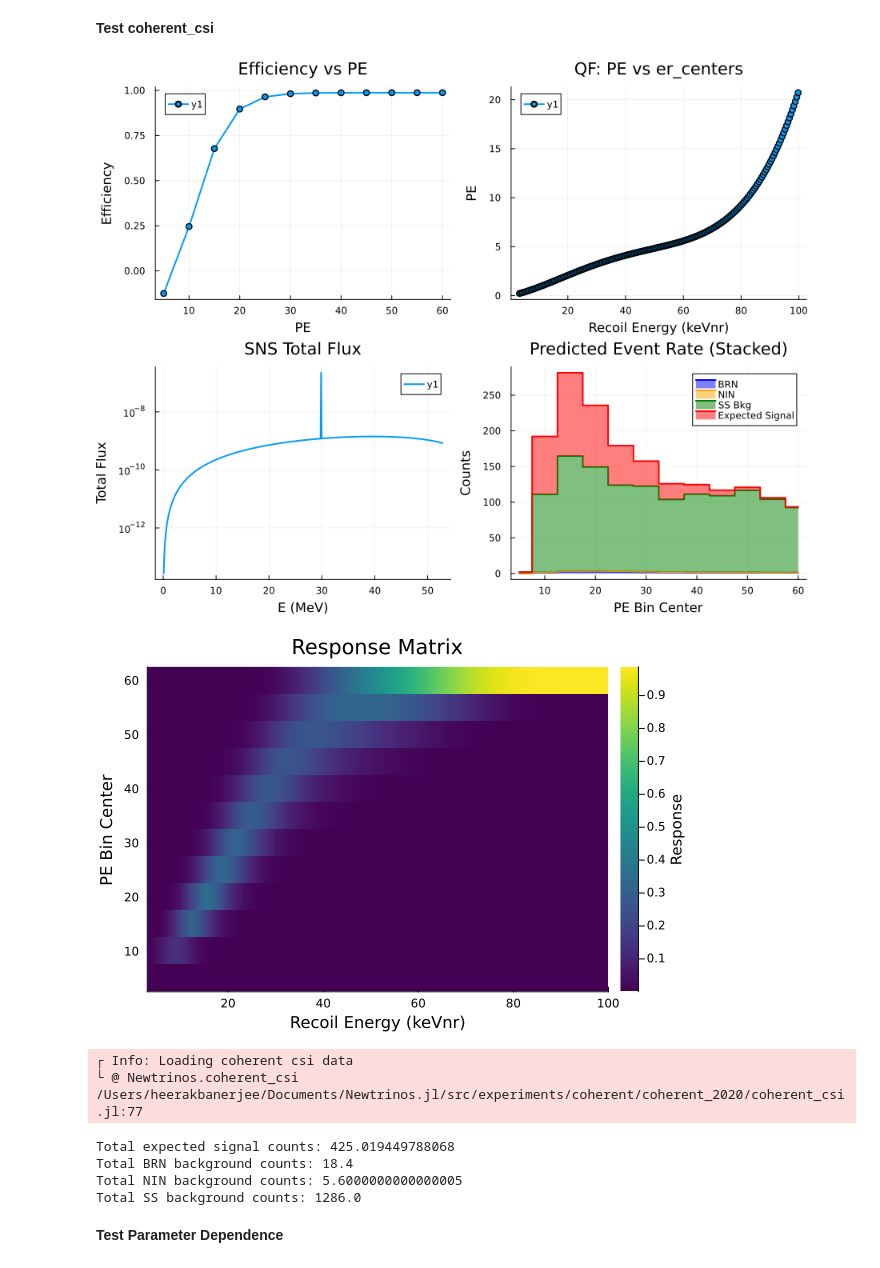
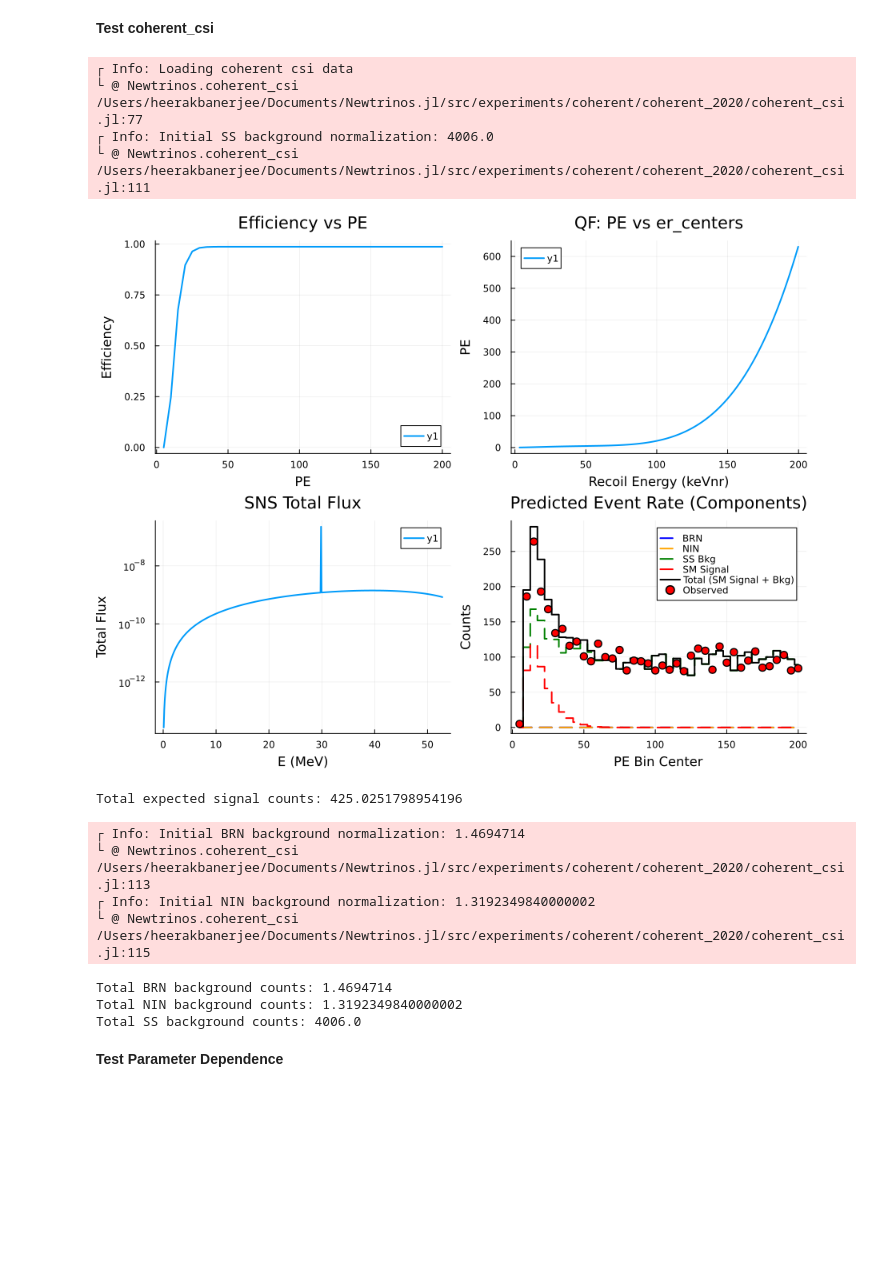
Before and after one commit to davschu/Newtrinos.jl, a Jupyter notebook: cevns_test.ipynb, the cells around one changed output. Saved outputs shown, nothing was run; the diff lists cells and outputs as text; code cells hidden in the pictures; blank space fills up the shorter version.

Commit message:
Bug corrected: Nominal Norm params now set dynamically at init. Expanded range of data loaded in energy

```diff
--- a/cevns_test.ipynb
+++ b/cevns_test.ipynb
@@ -86,64 +87,63 @@ er_centers = e.assets.er_centers
 pe_centers = e.assets.out_centers
 
 # Efficiency and QF (if available)
 eff_vals = Newtrinos.coherent_csi.eff(pe_centers, e.params)
 qf_vals = Newtrinos.coherent_csi.qf(er_centers, p)
 
 flux_result = e.physics.sns_flux.flux(exposure=e.assets.exposure, distance=e.assets.distance)
 E = flux_result.E
 flux_total = flux_result.total_flux
 
 expected_counts = Newtrinos.coherent_csi.get_expected(p, e.physics, e.assets)
 
 # Backgrounds
 bkg_brnPE, bkg_ninPE, bkg_ssBkg = Newtrinos.coherent_csi.get_backgrounds(p, e.assets)
 
-# Compute cumulative components for stacked plot
-bkg_brnPE_cum = bkg_brnPE
-bkg_ninPE_cum = bkg_brnPE .+ bkg_ninPE
-bkg_ssBkg_cum = bkg_brnPE .+ bkg_ninPE .+ bkg_ssBkg
 signal_cum = bkg_brnPE .+ bkg_ninPE .+ bkg_ssBkg .+ expected_counts
 
 # Define the first three plots
-plt1 = plot(pe_centers, eff_vals, xlabel="PE", ylabel="Efficiency", title="Efficiency vs PE", lw=2, marker=:circle)
-plt2 = plot(er_centers, qf_vals, xlabel="Recoil Energy (keVnr)", ylabel="PE", title="QF: PE vs er_centers", lw=2, marker=:circle)
+plt1 = plot(pe_centers, eff_vals, xlabel="PE", ylabel="Efficiency", title="Efficiency vs PE", lw=2)
+plt2 = plot(er_centers, qf_vals, xlabel="Recoil Energy (keVnr)", ylabel="PE", title="QF: PE vs er_centers", lw=2)
 plt3 = plot(E, flux_total, xlabel="E (MeV)", ylabel="Total Flux", title="SNS Total Flux", lw=2, yscale=:log10)
 
-# Stacked rate plot
-plt4 = plot(pe_centers, bkg_brnPE_cum, label="BRN", seriestype=:stepmid, lw=2, fillrange=0, fillalpha=0.5, color=:blue)
-plot!(pe_centers, bkg_ninPE_cum, label="NIN", seriestype=:stepmid, lw=2, fillrange=bkg_brnPE_cum, fillalpha=0.5, color=:orange)
-plot!(pe_centers, bkg_ssBkg_cum, label="SS Bkg", seriestype=:stepmid, lw=2, fillrange=bkg_ninPE_cum, fillalpha=0.5, color=:green)
-plot!(pe_centers, signal_cum, label="Expected Signal", seriestype=:stepmid, lw=2, fillrange=bkg_ssBkg_cum, fillalpha=0.5, color=:red)
-plot!(xlabel="PE Bin Center", ylabel="Counts", title="Predicted Event Rate (Stacked)", legend=:topright)
+# Individual components as bars, total as solid line, others as dashed
+plt4 = plot()  # Start with empty plot
+
+# Individual components as dashed step plots, separate colors
+plot!(plt4, pe_centers, bkg_brnPE, label="BRN", seriestype=:stepmid, color=:blue, lw=2, linestyle=:dash)
+plot!(plt4, pe_centers, bkg_ninPE, label="NIN", seriestype=:stepmid, color=:orange, lw=2, linestyle=:dash)
+plot!(plt4, pe_centers, bkg_ssBkg, label="SS Bkg", seriestype=:stepmid, color=:green, lw=2, linestyle=:dash)
+plot!(plt4, pe_centers, expected_counts, label="SM Signal", seriestype=:stepmid, color=:red, lw=2, linestyle=:dash)
+
+# Total rate as solid step plot, normal line width
+plot!(plt4, pe_centers, signal_cum, label="Total (SM Signal + Bkg)", seriestype=:stepmid, color=:black, lw=2, linestyle=:solid)
+
+# Observed data as filled circles
+plot!(plt4, pe_centers, e.assets.observed, seriestype=:scatter, marker=:circle, markersize=5, color=:red, label="Observed")
+
+plot!(plt4, xlabel="PE Bin Center", ylabel="Counts", title="Predicted Event Rate (Components)", legend=:topright)
 plt4 = current()
 
 plot(plt1, plt2, plt3, plt4, layout=(2,2), size=(900,700))
-display(current())
-
-# Response matrix plot
-response_matrix = Newtrinos.coherent_csi.construct_response_matrix(p, e.assets)
-heatmap(er_centers, pe_centers, response_matrix,
-    xlabel="Recoil Energy (keVnr)",
-    ylabel="PE Bin Center",
-    title="Response Matrix",
-    colorbar_title="Response",
-    c=:viridis,
-    clims=(maximum([minimum(response_matrix[response_matrix .> 0]), 1e-10]), maximum(response_matrix)),
-    colorbar=true)
 display(current())
 
 println("Total expected signal counts: ", sum(expected_counts))
 println("Total BRN background counts: ", sum(bkg_brnPE))
 println("Total NIN background counts: ", sum(bkg_ninPE))
 println("Total SS background counts: ", sum(bkg_ssBkg))
 # %% [output]
+┌ Info: Loading coherent csi data
+└ @ Newtrinos.coherent_csi /Users/heerakbanerjee/Documents/Newtrinos.jl/src/experiments/coherent/coherent_2020/coherent_csi.jl:77
+┌ Info: Initial SS background normalization: 4006.0
+└ @ Newtrinos.coherent_csi /Users/heerakbanerjee/Documents/Newtrinos.jl/src/experiments/coherent/coherent_2020/coherent_csi.jl:111
-[figure, old version]
+[figure, new version]
-[figure, removed]
-┌ Info: Loading coherent csi data
-└ @ Newtrinos.coherent_csi /Users/heerakbanerjee/Documents/Newtrinos.jl/src/experiments/coherent/coherent_2020/coherent_csi.jl:77
-Total expected signal counts: 425.019449788068
-Total BRN background counts: 18.4
-Total NIN background counts: 5.6000000000000005
-Total SS background counts: 1286.0
+Total expected signal counts: 425.0251798954196
+┌ Info: Initial BRN background normalization: 1.4694714
+└ @ Newtrinos.coherent_csi /Users/heerakbanerjee/Documents/Newtrinos.jl/src/experiments/coherent/coherent_2020/coherent_csi.jl:113
+┌ Info: Initial NIN background normalization: 1.3192349840000002
+└ @ Newtrinos.coherent_csi /Users/heerakbanerjee/Documents/Newtrinos.jl/src/experiments/coherent/coherent_2020/coherent_csi.jl:115
+Total BRN background counts: 1.4694714
+Total NIN background counts: 1.3192349840000002
+Total SS background counts: 4006.0
 # %% [markdown]
 **Test Parameter Dependence**
```
Also changed, not shown: parts of 8 cells of this notebook, 2 other files.
